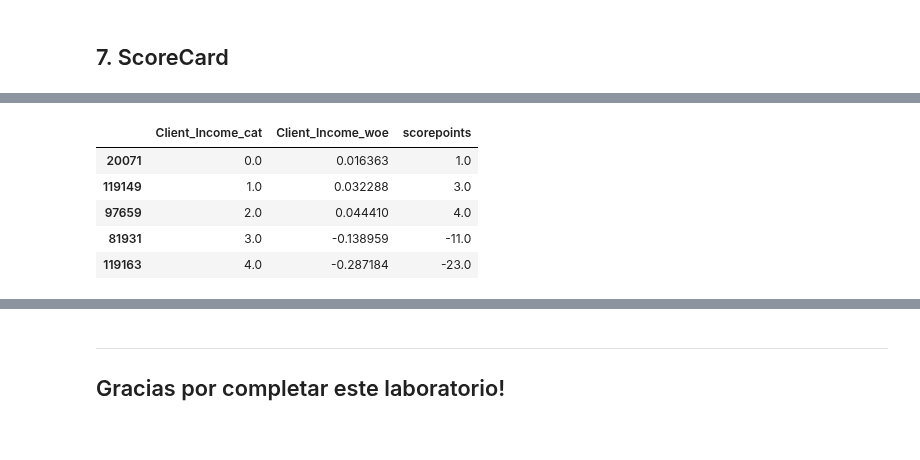
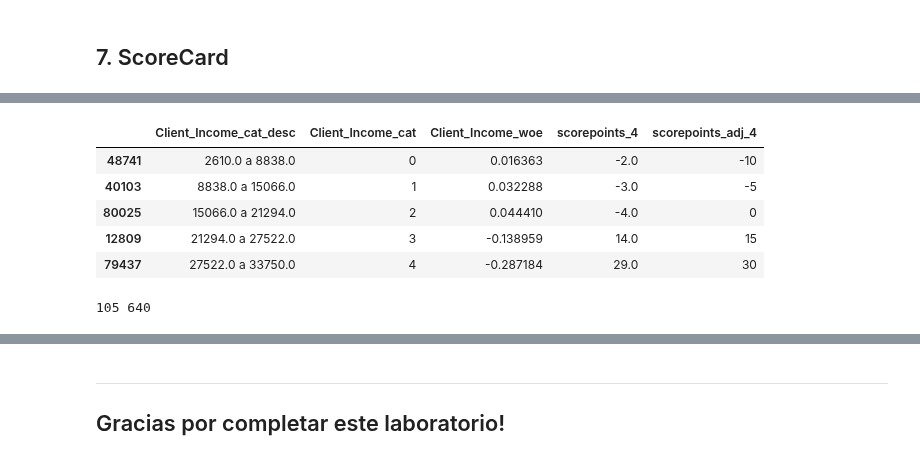
Before and after one commit to JCaballerot/Credit-Scoring, a Jupyter notebook: CreditScoring/00. Lab_Automobile_Scorecard.ipynb, the cells around one changed output, grey strips where cells are left out. Drawn from its saved outputs; the diff is of its cells as text; code cells hidden in the pictures.

```diff
--- a/CreditScoring/00. Lab_Automobile_Scorecard.ipynb
+++ b/CreditScoring/00. Lab_Automobile_Scorecard.ipynb
@@ -311,6 +311,6 @@ test[[x + '_cat' for x in numeric_features]] = discretizer.transform(test[numeri
 # %%
 position = 0
-for column in discretizer.feature_names_in_[0:1]:
+for column in discretizer.feature_names_in_:
   my_list = []
   for x in range(discretizer.n_bins_[position]):
     my_list.append(str(round(discretizer.bin_edges_[position][x], 2)) + ' a ' +
@@ -318,7 +318,7 @@ for column in discretizer.feature_names_in_[0:1]:
 
   temp = pd.DataFrame({column + '_cat': range(0, discretizer.n_bins_[position]),
                        column + '_cat_desc' : my_list})
-
+  temp[column + '_cat'] = temp[column + '_cat'].astype(int)
   train = pd.merge(train, temp, on = [column + '_cat'], how = 'left')
   test  = pd.merge(test,  temp, on = [column + '_cat'], how = 'left')
   position += 1
@@ -478,5 +389,5 @@ El WOE encoding (Weight of Evidence Encoding) asigna un valor numérico a cada c
 from category_encoders.woe import WOEEncoder
 
 encoder = WOEEncoder()
-encoder.fit(train[[x + '_cat' for x in numeric_features]], train.Default)
+encoder.fit(train[[x + '_cat_desc' for x in numeric_features]], train.Default)
 # %% [output]
@@ -494,6 +403,6 @@ WOEEncoder(cols=['Workphone_Working_cat', 'Registration_Days_cat',
 # %%
 # Tratamiento por WOE Encoding
-train[[x + '_woe' for x in numeric_features]] = encoder.transform(train[[x + '_cat' for x in numeric_features]])
-test[[x + '_woe' for x in numeric_features]] = encoder.transform(test[[x + '_cat' for x in numeric_features]])
+train[[x + '_woe' for x in numeric_features]] = encoder.transform(train[[x + '_cat_desc' for x in numeric_features]])
+test[[x + '_woe' for x in numeric_features]] = encoder.transform(test[[x + '_cat_desc' for x in numeric_features]])
 # %%
 df_resume = train.\
@@ -661,7 +628,9 @@ train[scorecard_features].drop_duplicates()
 # %%
-factor = 80
+factor = - 100
 
-score_points_1 = train[['Score_Source_3_cat', 'Score_Source_3_woe']].sort_values(by='Score_Source_3_cat').drop_duplicates()
-score_points_1['scorepoints'] = round(score_points_1.Score_Source_3_woe*factor, 0)
+score_points_1 = train[['Score_Source_3_cat_desc', 'Score_Source_3_cat', 'Score_Source_3_woe']].sort_values(by='Score_Source_3_cat').drop_duplicates()
+score_points_1['scorepoints_1'] = round(score_points_1.Score_Source_3_woe*factor, 0)
+score_points_1['scorepoints_adj_1'] = [- 120, - 55, - 5, +55, +90]
+
 score_points_1
 # %% [output]
@@ -697,11 +668,12 @@ score_points_3
 # %%
-score_points_4 = train[['Client_Income_cat', 'Client_Income_woe']].sort_values(by='Client_Income_cat').drop_duplicates()
-score_points_4['scorepoints'] = round(score_points_4.Client_Income_woe*factor, 0)
+score_points_4 = train[['Client_Income_cat_desc', 'Client_Income_cat', 'Client_Income_woe']].sort_values(by='Client_Income_cat').drop_duplicates()
+score_points_4['scorepoints_4'] = round(score_points_4.Client_Income_woe*factor, 0)
+score_points_4['scorepoints_adj_4'] = [-10, -5, 0, 15, 30]
 score_points_4
 # %% [output]
-|  | Client_Income_cat | Client_Income_woe | scorepoints |
-| 20071 | 0.0 | 0.016363 | 1.0 |
-| 119149 | 1.0 | 0.032288 | 3.0 |
-| 97659 | 2.0 | 0.044410 | 4.0 |
-| 81931 | 3.0 | -0.138959 | -11.0 |
-| 119163 | 4.0 | -0.287184 | -23.0 |
+|  | Client_Income_cat_desc | Client_Income_cat | Client_Income_woe | scorepoints_4 | scorepoints_adj_4 |
+| 48741 | 2610.0 a 8838.0 | 0 | 0.016363 | -2.0 | -10 |
+| 40103 | 8838.0 a 15066.0 | 1 | 0.032288 | -3.0 | -5 |
+| 80025 | 15066.0 a 21294.0 | 2 | 0.044410 | -4.0 | 0 |
+| 12809 | 21294.0 a 27522.0 | 3 | -0.138959 | 14.0 | 15 |
+| 79437 | 27522.0 a 33750.0 | 4 | -0.287184 | 29.0 | 30 |
@@ -707,0 +698,4 @@ score_points_4
+# %%
+print(train.scorecard.min(), train.scorecard.max())
+# %% [output]
+105 640
```
Also changed, not shown: parts of 31 cells of this notebook.
